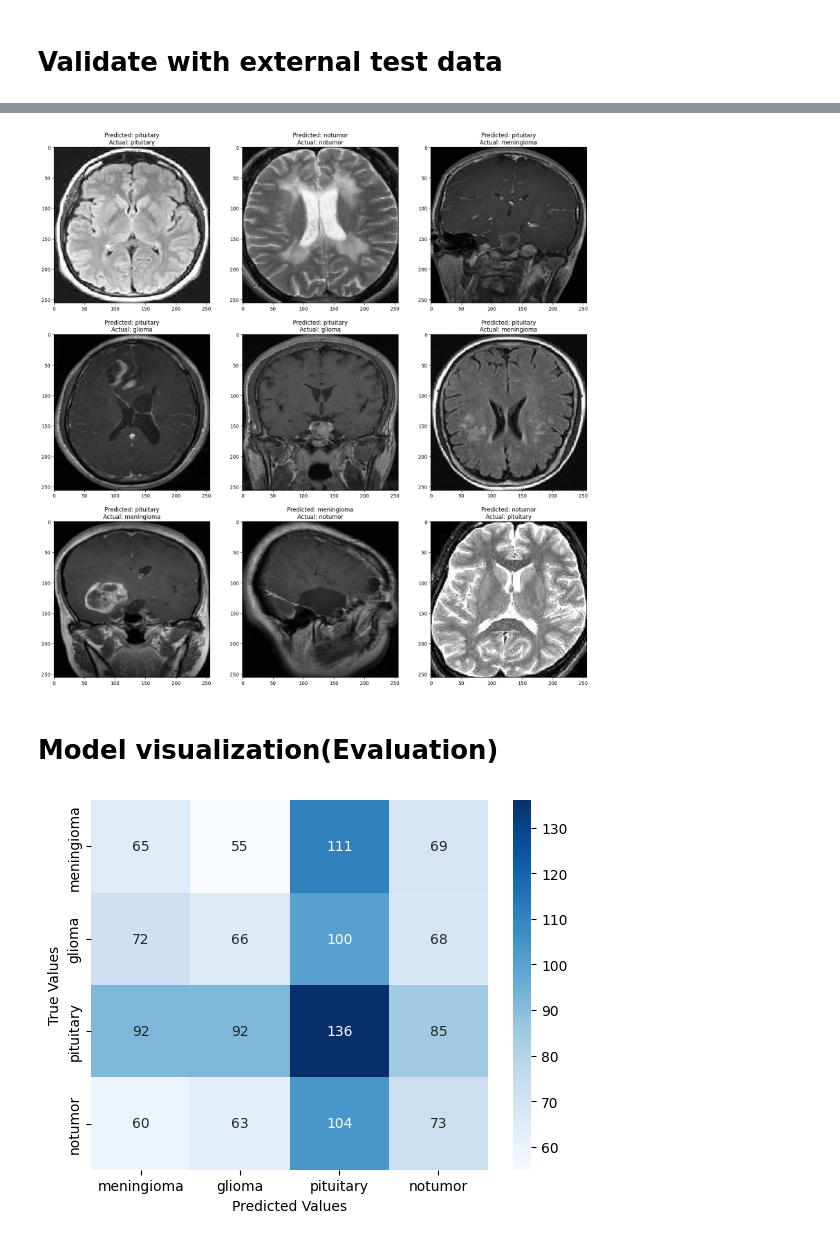
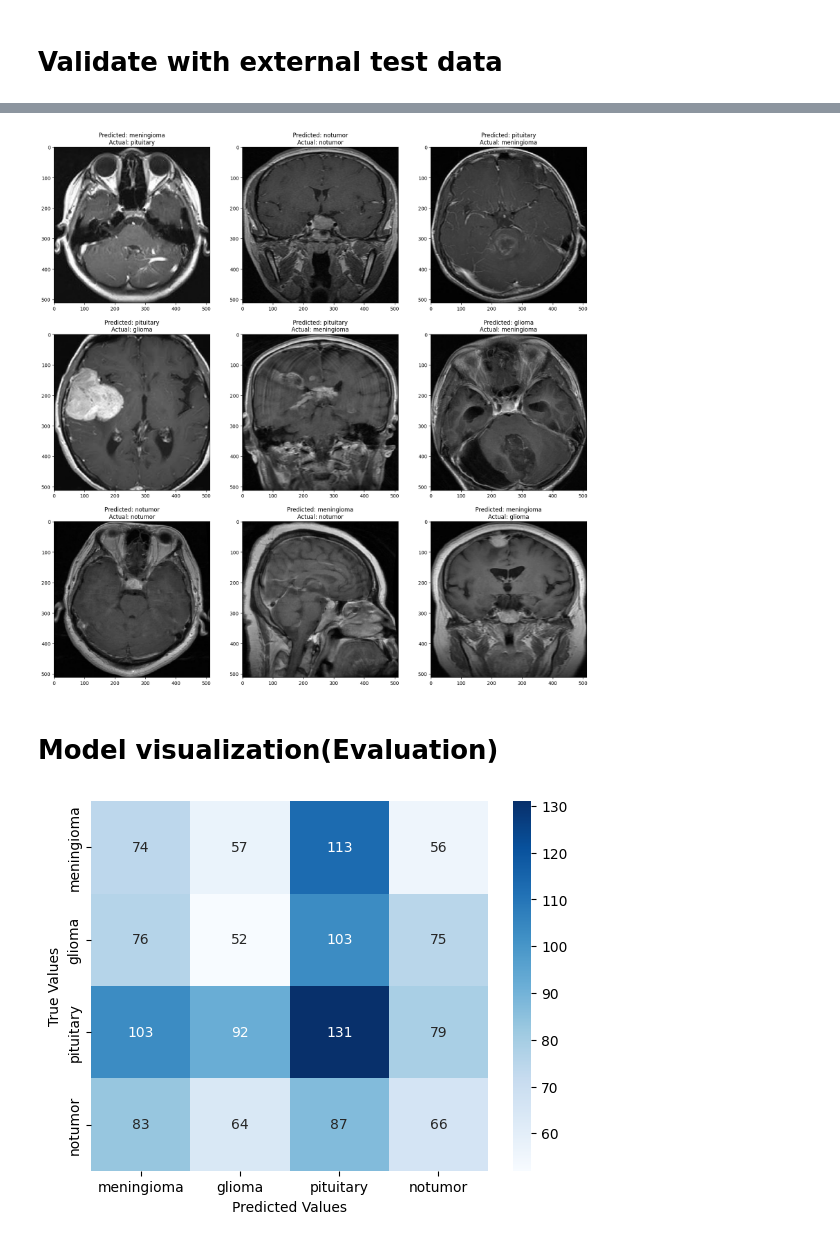
Before and after one commit to Devoalda/CSC3109_Brain_MRI_Classification, a Jupyter notebook: notebooks/Denoised_Dataset_Notebooks/resnet50.ipynb, the cells around one changed output, grey strips where cells are left out. Saved outputs shown, nothing was run; the diff lists cells and outputs as text; code cells hidden in the pictures.

Commit message:
updated resnet50 with denoised
reformatted training image size to 512

```diff
--- a/notebooks/Denoised_Dataset_Notebooks/resnet50.ipynb
+++ b/notebooks/Denoised_Dataset_Notebooks/resnet50.ipynb
@@ -158,24 +158,24 @@ validation_datagen = ImageDataGenerator(rescale=1. / 255)
 
 train_generator = train_datagen.flow_from_directory(
     dir,
-    target_size=(256, 256),
-    batch_size=32,
+    target_size=(512, 512),
+    batch_size=8,
     seed=42,
     subset='training'
 )
 
 test_generator = train_datagen.flow_from_directory(
     dir,
-    target_size=(256, 256),
-    batch_size=32,
+    target_size=(512, 512),
+    batch_size=8,
     seed=42,
     subset='validation')
 
 validation_generator = validation_datagen.flow_from_directory(
     validation_dir,
-    target_size=(256, 256),
+    target_size=(512, 512),
     seed=42,
-    batch_size=32
+    batch_size=8
 )
 
 print(test_generator.class_indices)
@@ -337,11 +337,9 @@ predictions = np.argmax(predictions, axis=1)
 plt.figure(figsize=(20, 20))
 for i in range(9):
     plt.subplot(3, 3, i + 1)
-    for X_batch, Y_batch in validation_generator:
-        image = X_batch[0]
-        # Print Class
-        plt.title("Predicted: " + classes[predictions[i]] + "\nActual: " + classes[np.argmax(Y_batch[i])])
-
-        plt.imshow(image)
-        break
+    X_batch, Y_batch = next(validation_generator)
+    image = X_batch[0]
+    plt.title("Predicted: " + classes[predictions[i]] + "\nActual: " + classes[np.argmax(Y_batch[0])])
+    plt.imshow(image)
+plt.show()
 # %% [output]
@@ -350,4 +348,4 @@ for i in range(9):
-[figure, old version]
+[figure, new version]
 # %% [markdown]
 # Model visualization(Evaluation)
 # %%
@@ -359,4 +357,4 @@ sns.heatmap(cm, annot=True, fmt='g', cmap='Blues', xticklabels=classes, yticklab
 plt.xlabel('Predicted Values')
 plt.ylabel('True Values');
 # %% [output]
-[figure, old version]
+[figure, new version]
```
Also changed, not shown: parts of 6 cells of this notebook.
